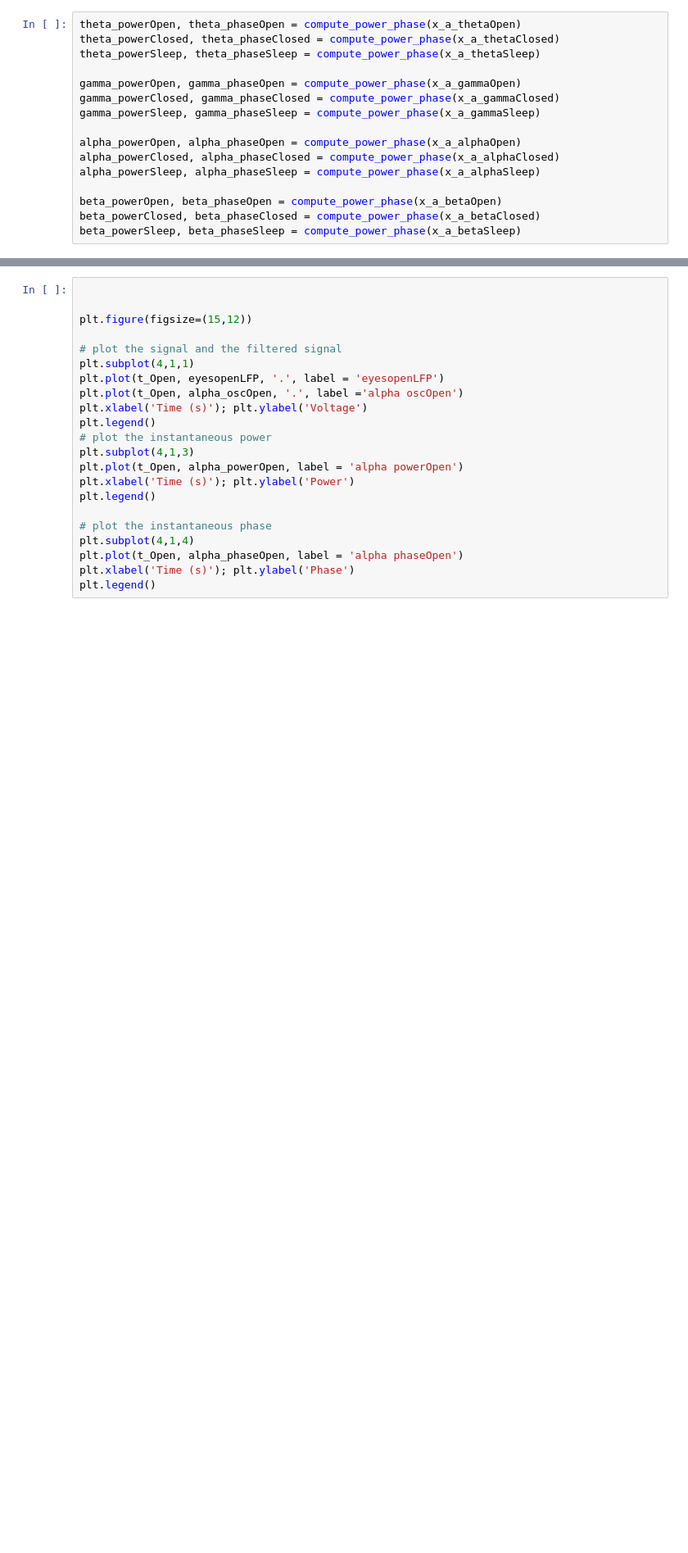
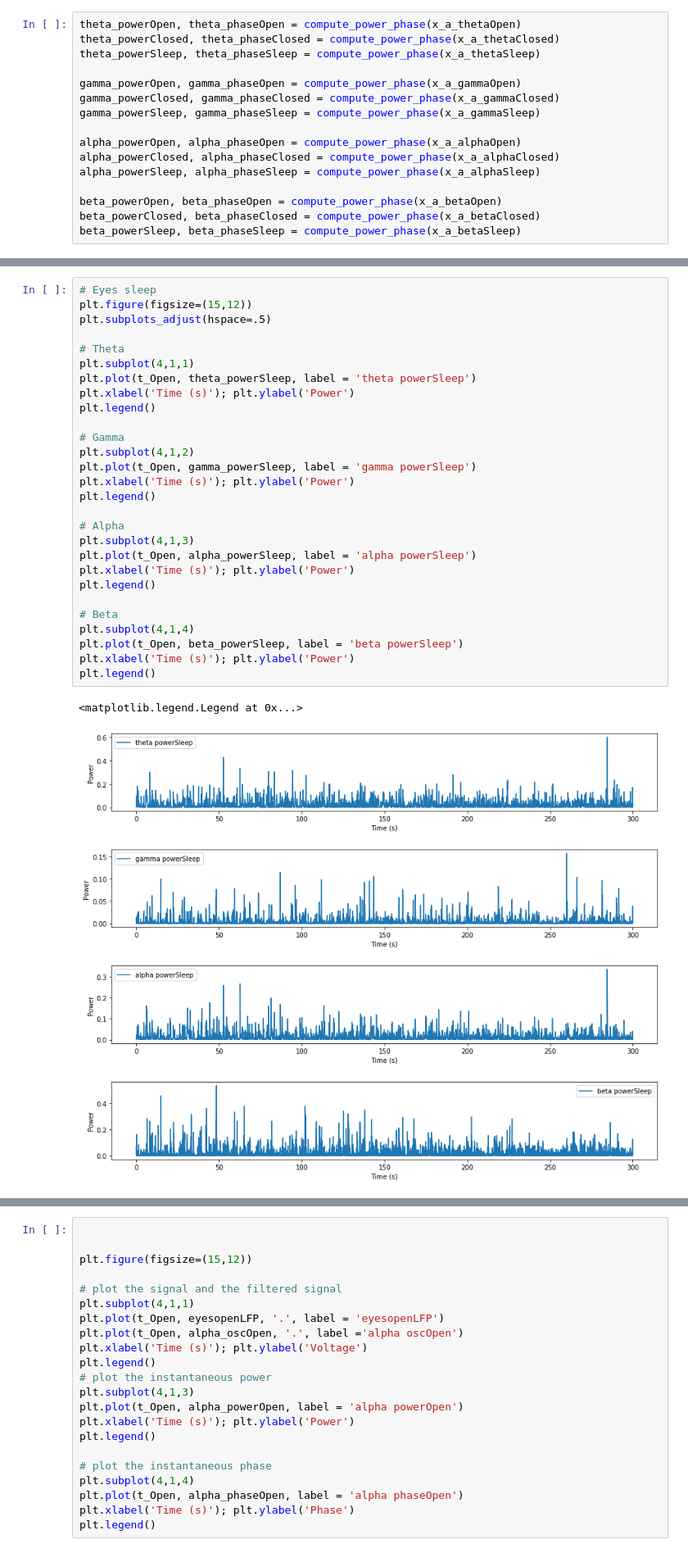
Before and after one commit to dylew898/Cogs118Project, a Jupyter notebook: Phase amplitude Coupling-Copy1.ipynb, the cells around one changed output, grey strips where cells are left out. Shown at 82% size. Saved outputs shown, nothing was run; the diff lists cells and outputs as text; blank space fills up the shorter version.

```diff
--- a/Phase amplitude Coupling-Copy1.ipynb
+++ b/Phase amplitude Coupling-Copy1.ipynb
@@ -93,0 +165,31 @@ beta_powerSleep, beta_phaseSleep = compute_power_phase(x_a_betaSleep)
+# %%
+# Eyes sleep
+plt.figure(figsize=(15,12))
+plt.subplots_adjust(hspace=.5)
+
+# Theta
+plt.subplot(4,1,1)
+plt.plot(t_Open, theta_powerSleep, label = 'theta powerSleep')
+plt.xlabel('Time (s)'); plt.ylabel('Power')
+plt.legend()
+
+# Gamma
+plt.subplot(4,1,2)
+plt.plot(t_Open, gamma_powerSleep, label = 'gamma powerSleep')
+plt.xlabel('Time (s)'); plt.ylabel('Power')
+plt.legend()
+
+# Alpha
+plt.subplot(4,1,3)
+plt.plot(t_Open, alpha_powerSleep, label = 'alpha powerSleep')
+plt.xlabel('Time (s)'); plt.ylabel('Power')
+plt.legend()
+
+# Beta
+plt.subplot(4,1,4)
+plt.plot(t_Open, beta_powerSleep, label = 'beta powerSleep')
+plt.xlabel('Time (s)'); plt.ylabel('Power')
+plt.legend()
+# %% [output]
+<matplotlib.legend.Legend at 0x...>
+[figure, added]
```
Also changed, not shown: parts of 9 cells of this notebook.
